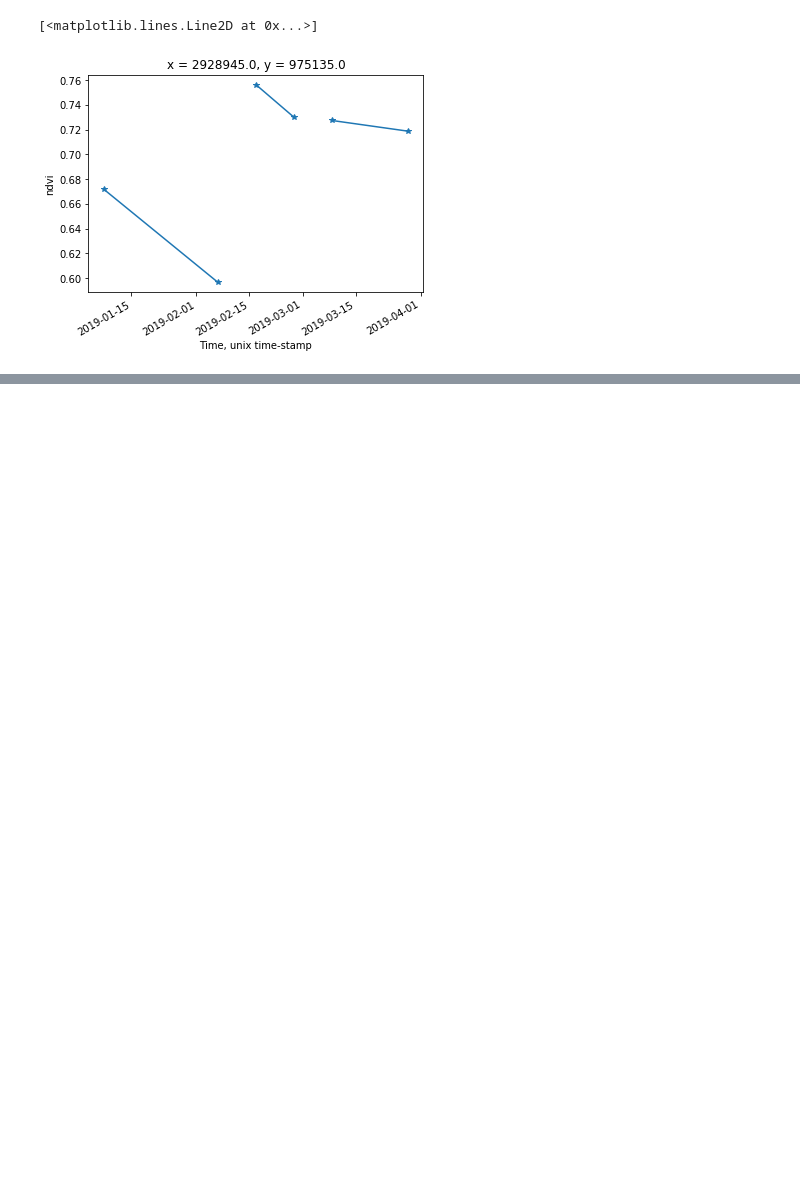
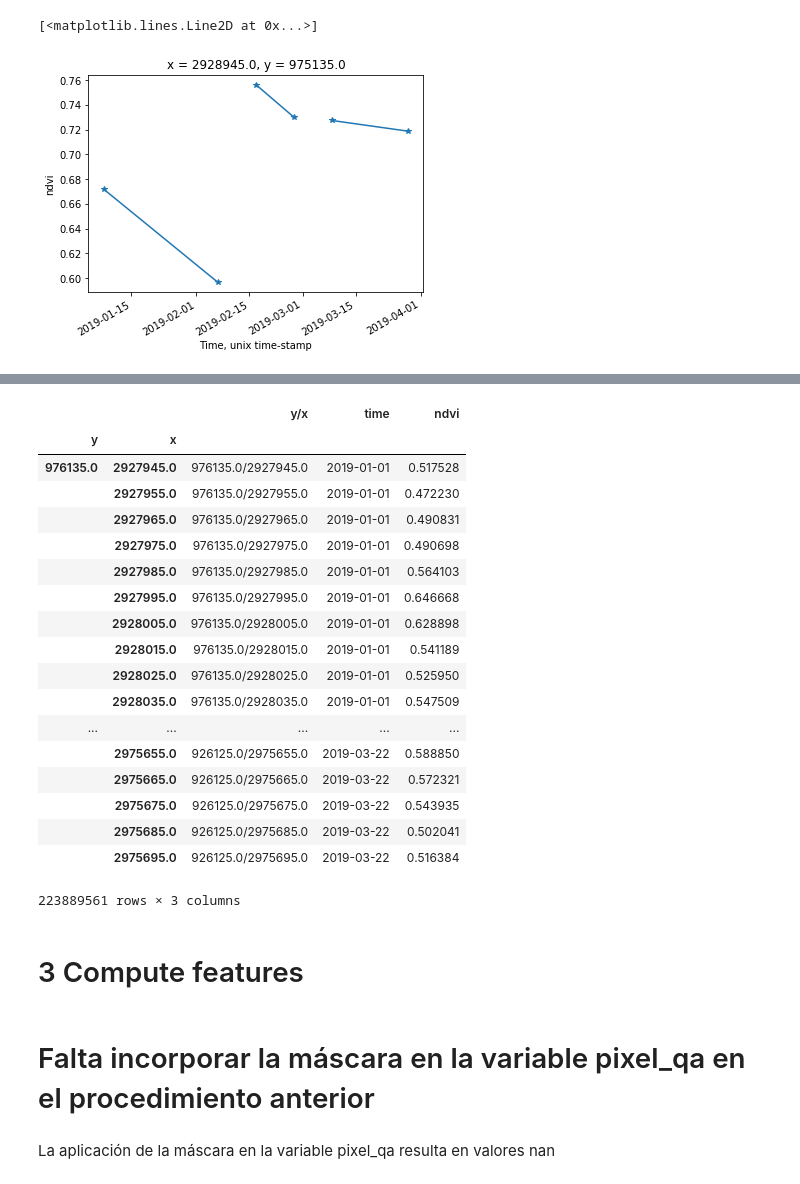
Before and after one commit to CONABIO/antares3-sandbox, a Jupyter notebook: notebooks/time_series_computation_xarray/time_series_computation_xarray_3.ipynb, the cells around one changed output, grey strips where cells are left out. Cells and saved outputs as stored; diff of their text form; code cells hidden in the pictures; blank space fills up the shorter version.

```diff
--- a/notebooks/time_series_computation_xarray/time_series_computation_xarray_3.ipynb
+++ b/notebooks/time_series_computation_xarray/time_series_computation_xarray_3.ipynb
@@ -138,0 +275,24 @@ ts_1_pd_series = ts_1.to_series()
+# %%
+dframe_ts_1
+# %% [output]
+|  |  | y/x | time | ndvi |
+| y | x |  |  |  |
+| 976135.0 | 2927945.0 | 976135.0/2927945.0 | 2019-01-01 | 0.517528 |
+|  | 2927955.0 | 976135.0/2927955.0 | 2019-01-01 | 0.472230 |
+|  | 2927965.0 | 976135.0/2927965.0 | 2019-01-01 | 0.490831 |
+|  | 2927975.0 | 976135.0/2927975.0 | 2019-01-01 | 0.490698 |
+|  | 2927985.0 | 976135.0/2927985.0 | 2019-01-01 | 0.564103 |
+|  | 2927995.0 | 976135.0/2927995.0 | 2019-01-01 | 0.646668 |
+|  | 2928005.0 | 976135.0/2928005.0 | 2019-01-01 | 0.628898 |
+|  | 2928015.0 | 976135.0/2928015.0 | 2019-01-01 | 0.541189 |
+|  | 2928025.0 | 976135.0/2928025.0 | 2019-01-01 | 0.525950 |
+|  | 2928035.0 | 976135.0/2928035.0 | 2019-01-01 | 0.547509 |
+| ... | ... | ... | ... | ... |
+|  | 2975655.0 | 926125.0/2975655.0 | 2019-03-22 | 0.588850 |
+|  | 2975665.0 | 926125.0/2975665.0 | 2019-03-22 | 0.572321 |
+|  | 2975675.0 | 926125.0/2975675.0 | 2019-03-22 | 0.543935 |
+|  | 2975685.0 | 926125.0/2975685.0 | 2019-03-22 | 0.502041 |
+|  | 2975695.0 | 926125.0/2975695.0 | 2019-03-22 | 0.516384 |
+223889561 rows × 3 columns
+# %% [markdown]
+# 3 Compute features
@@ -138,0 +304,4 @@ ts_1_pd_series = ts_1.to_series()
+# %% [markdown]
+# Falta incorporar la máscara en la variable pixel_qa en el procedimiento anterior
+# %% [markdown]
+La aplicación de la máscara en la variable pixel_qa resulta en valores nan
```
Also changed, not shown: parts of 23 cells of this notebook.
